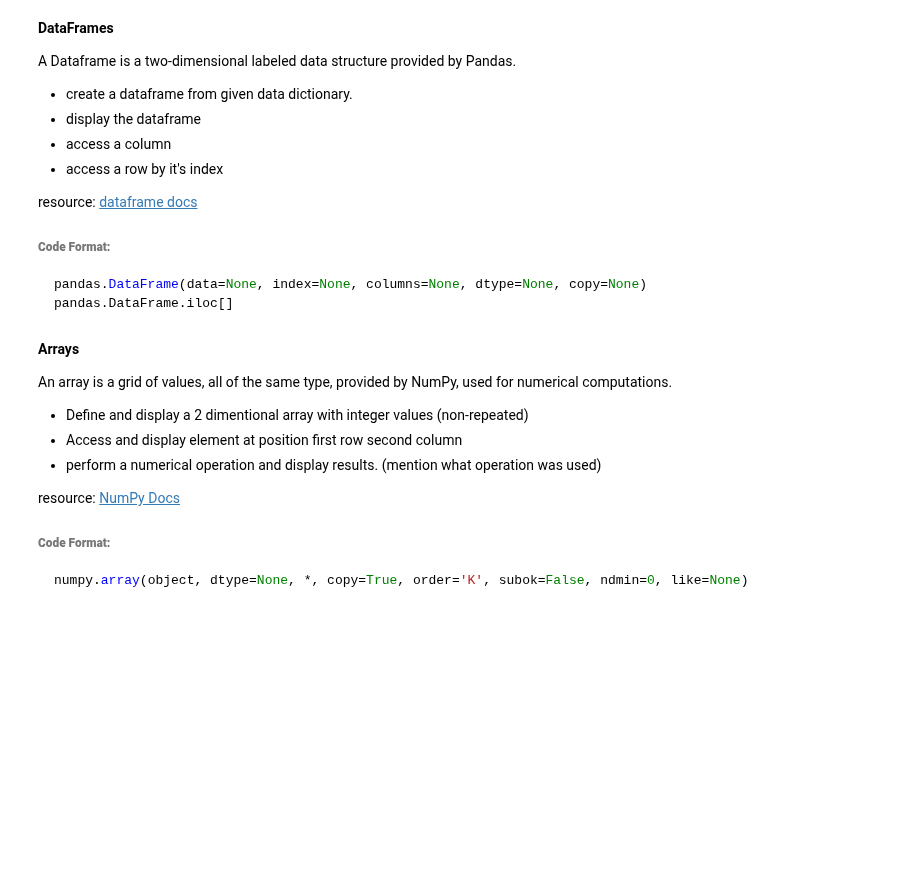
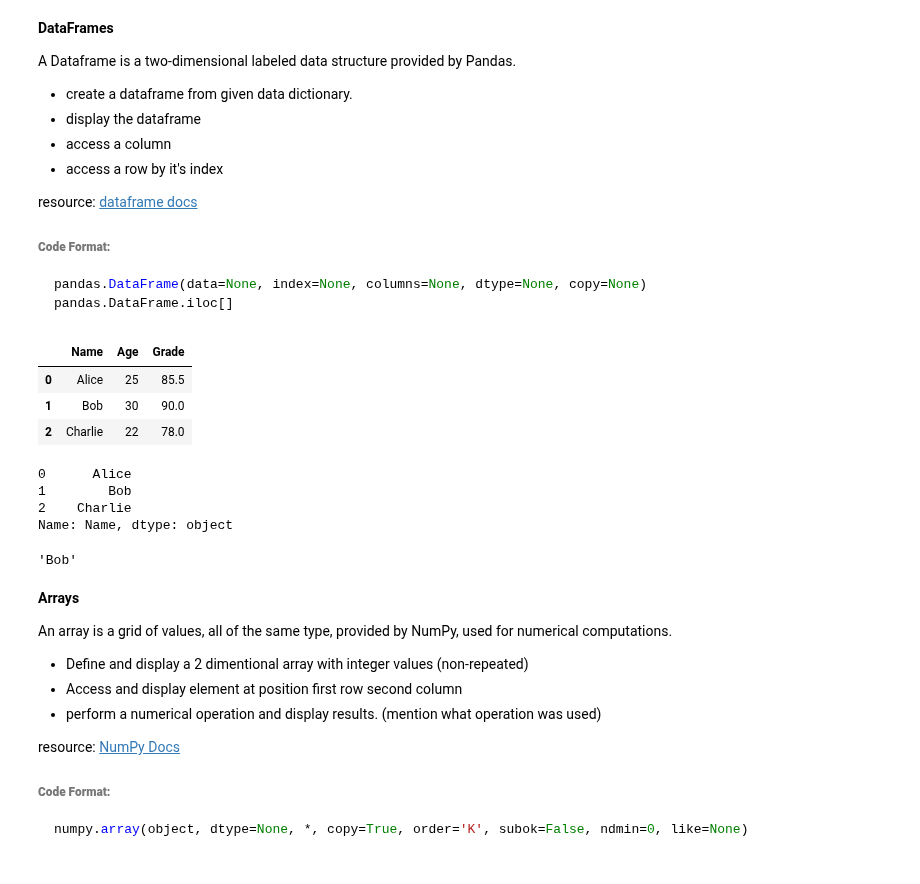
Before and after one commit to M-Hasan-Ibrahim/Data_Analysis_Lab, a Jupyter notebook: Lab_01.ipynb, the cells around one changed output. Drawn from its saved outputs; the diff is of its cells as text; code cells hidden in the pictures; blank space fills up the shorter version.

```diff
--- a/Lab_01.ipynb
+++ b/Lab_01.ipynb
@@ -104,20 +119,36 @@ pandas.DataFrame.iloc[]
 # %%
 import pandas as pd
 
 # Define a DataFrame
 data = {
     "Name": ["Alice", "Bob", "Charlie"],
     "Age": [25, 30, 22],
     "Grade": [85.5, 90, 78]
 }
 
 
+
+
 # Access data
 # Displays the entire DataFrame
+df = pd.DataFrame(data)
+display(df)
 
 # Access a column
+display(df["Name"])
 
 # Access a row by index
+df.iloc[1]['Name']
+# %% [output]
+|  | Name | Age | Grade |
+| 0 | Alice | 25 | 85.5 |
+| 1 | Bob | 30 | 90.0 |
+| 2 | Charlie | 22 | 78.0 |
+0      Alice
+1        Bob
+2    Charlie
+Name: Name, dtype: object
+'Bob'
 # %% [markdown]
 **Arrays**
 
```
Also changed, not shown: parts of 9 cells of this notebook, 2 other files.
